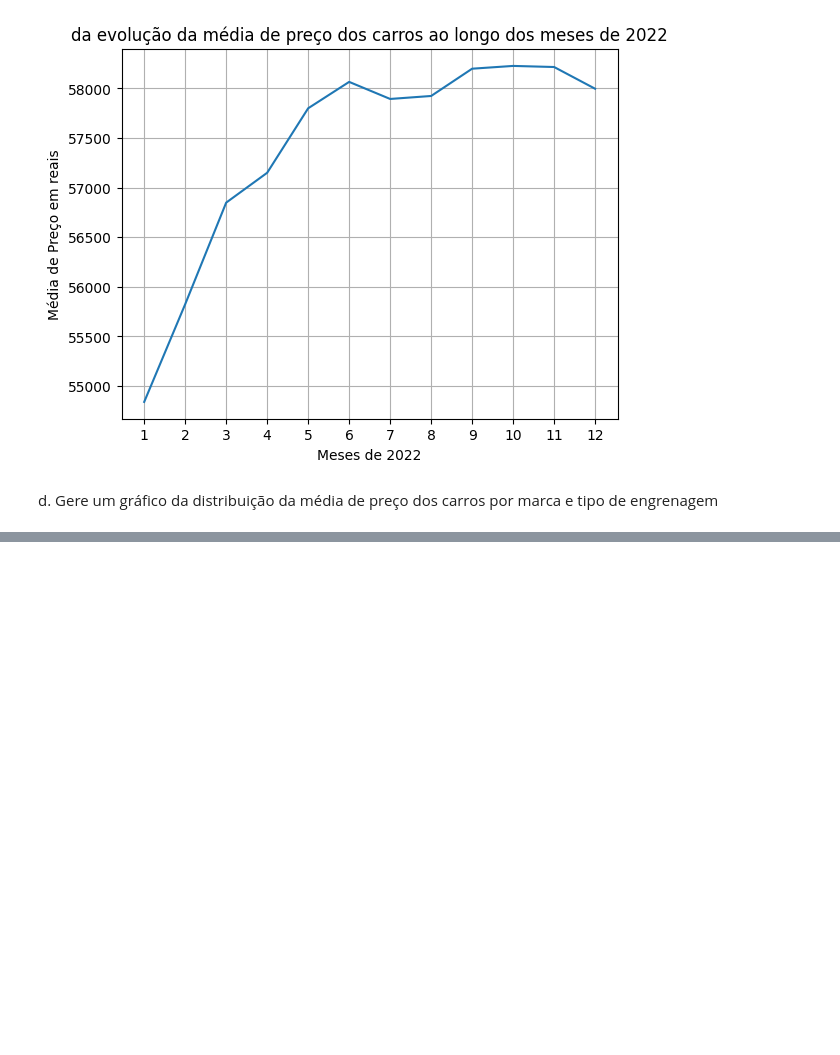
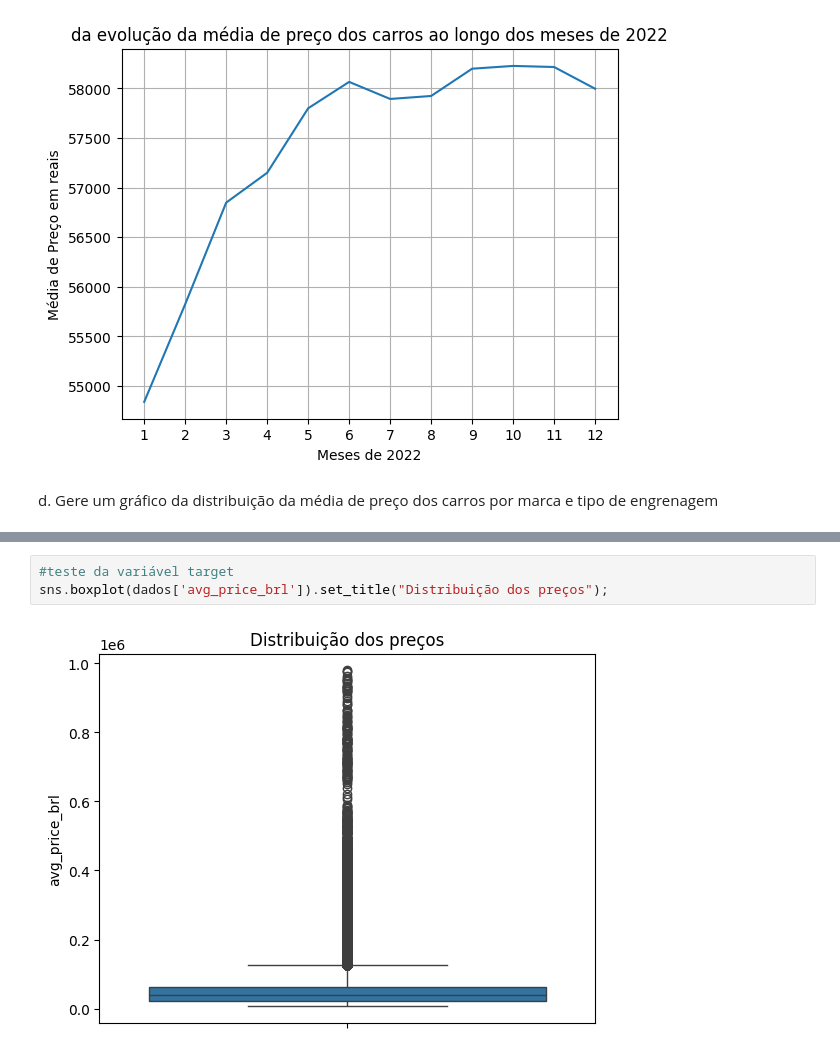
Before and after one commit to Equipe16-IAA/IAA002-TrabalhoFinal, a Jupyter notebook: IAA002 - LPA - trabalho.ipynb, the cells around one changed output, grey strips where cells are left out. Saved outputs shown, nothing was run; the diff lists cells and outputs as text; blank space fills up the shorter version.

```diff
--- a/IAA002 - LPA - trabalho.ipynb
+++ b/IAA002 - LPA - trabalho.ipynb
@@ -251,0 +283,5 @@ plt.show()
+# %%
+#teste da variável target
+sns.boxplot(dados['avg_price_brl']).set_title("Distribuição dos preços");
+# %% [output]
+[figure, added]
```
Also changed, not shown: parts of 30 cells of this notebook, 1 other file.
